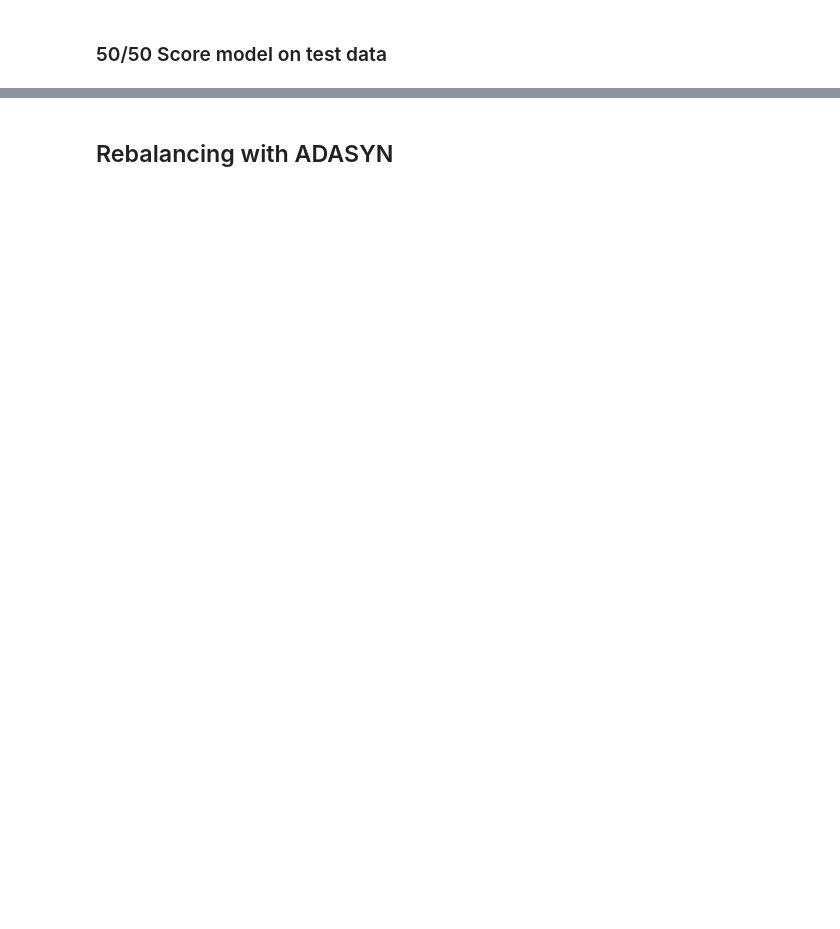
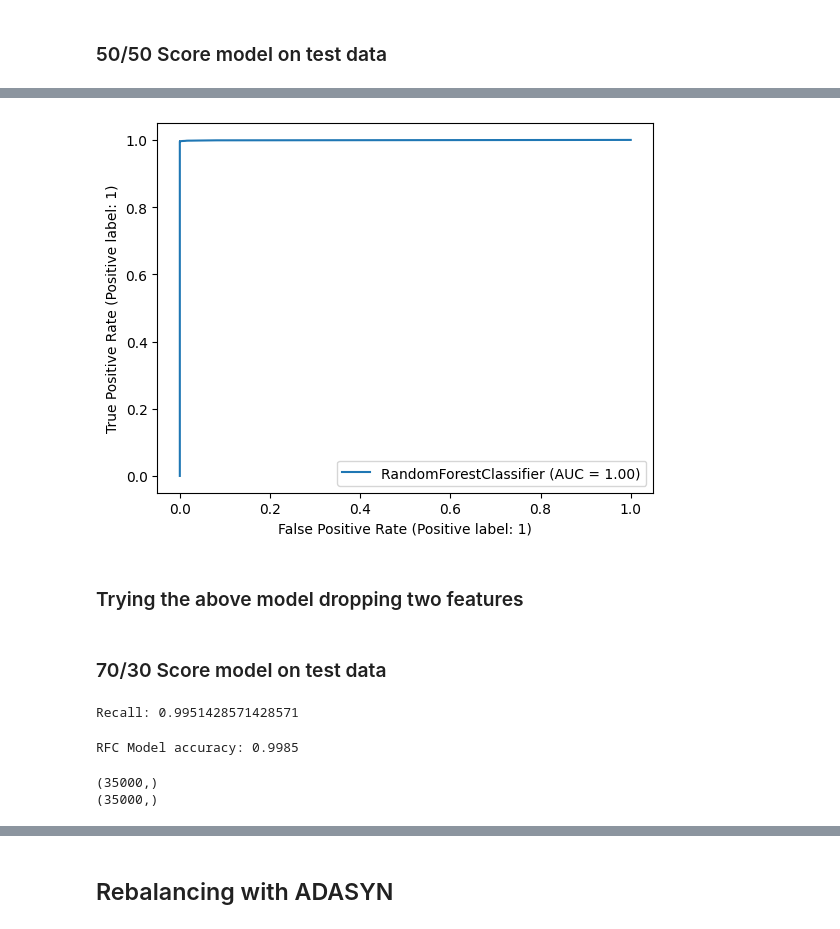
Before and after one commit to AlcaRmsp/the_laundromat, a Jupyter notebook: Data_Modelling_RFC_CJC.ipynb, the cells around one changed output, grey strips where cells are left out. Cells and saved outputs as stored; diff of their text form; code cells hidden in the pictures; blank space fills up the shorter version.

```diff
--- a/Data_Modelling_RFC_CJC.ipynb
+++ b/Data_Modelling_RFC_CJC.ipynb
@@ -308,0 +355,8 @@ Recall: 0.9971428571428571
+# %%
+from sklearn.metrics import RocCurveDisplay
+RocCurveDisplay.from_estimator(model, X_test_SMOTE50, y_test_SMOTE50)
+plt.show()
+# %% [output]
+[figure, added]
+# %% [markdown]
+### Trying the above model dropping two features
@@ -308,0 +377,18 @@ Recall: 0.9971428571428571
+# %% [markdown]
+### 70/30 Score model on test data
+# %%
+recall70 = recall_score(y_test_SMOTE30, y_pred7_3)
+print("Recall:", recall70)
+# %% [output]
+Recall: 0.9951428571428571
+# %%
+accuracy1 =accuracy_score(y_test_SMOTE30, y_pred7_3)
+print('RFC Model accuracy: {0:0.4f}'.format(accuracy_score(y_test_SMOTE30, y_pred7_3)))
+# %% [output]
+RFC Model accuracy: 0.9985
+# %%
+print(y_test_SMOTE30.shape)
+print(y_pred7_3.shape)
+# %% [output]
+(35000,)
+(35000,)
```
Also changed, not shown: parts of 96 cells of this notebook.
